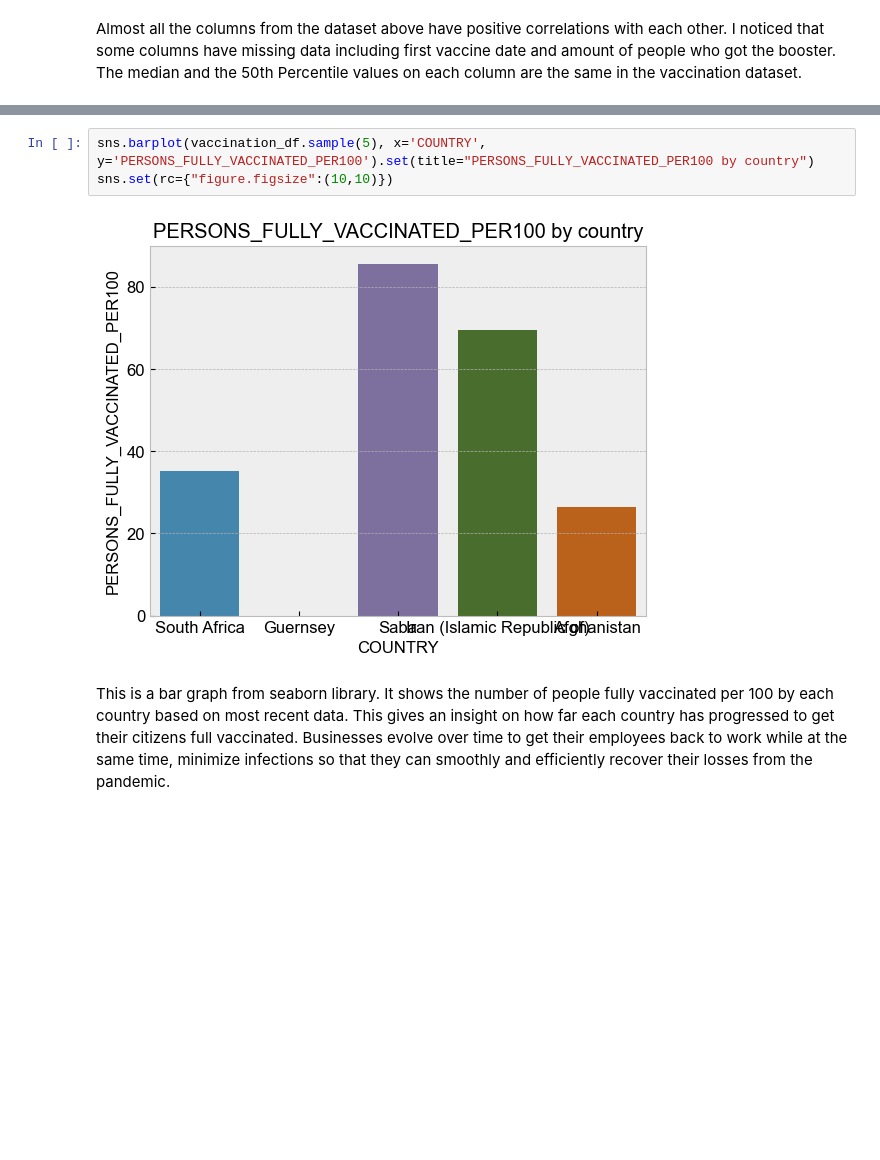
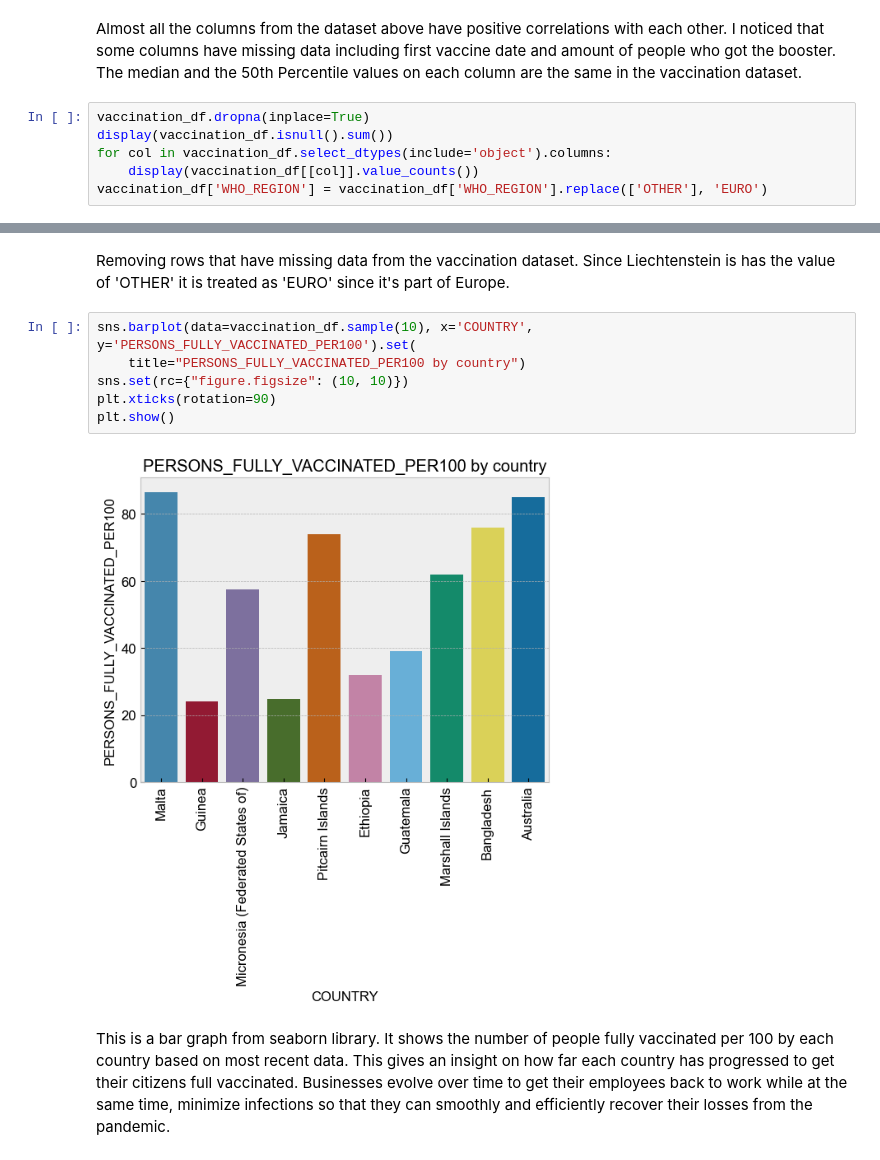
Before and after one commit to IT4063C-Fall22/final-project-zhukv98, a Jupyter notebook: source.ipynb, the cells around one changed output, grey strips where cells are left out. Drawn from its saved outputs; the diff is of its cells as text; blank space fills up the shorter version.

```diff
--- a/source.ipynb
+++ b/source.ipynb
@@ -433,3 +392,9 @@ memory usage: 28.8+ KB
 None
 # %% [markdown]
 Almost all the columns from the dataset above have positive correlations with each other. I noticed that some columns have missing data including first vaccine date and amount of people who got the booster. The median and the 50th Percentile values on each column are the same in the vaccination dataset.
+# %%
+vaccination_df.dropna(inplace=True)
+display(vaccination_df.isnull().sum())
+for col in vaccination_df.select_dtypes(include='object').columns:
+    display(vaccination_df[[col]].value_counts())
+vaccination_df['WHO_REGION'] = vaccination_df['WHO_REGION'].replace(['OTHER'], 'EURO')
@@ -436,8 +499,13 @@ Almost all the columns from the dataset above have positive correlations with ea
+# %% [markdown]
+Removing rows that have missing data from the vaccination dataset. Since Liechtenstein is has the value of 'OTHER' it is treated as 'EURO' since it's part of Europe.
 # %%
-sns.barplot(vaccination_df.sample(5), x='COUNTRY', y='PERSONS_FULLY_VACCINATED_PER100').set(title="PERSONS_FULLY_VACCINATED_PER100 by country")
-sns.set(rc={"figure.figsize":(10,10)})
+sns.barplot(data=vaccination_df.sample(10), x='COUNTRY', y='PERSONS_FULLY_VACCINATED_PER100').set(
+    title="PERSONS_FULLY_VACCINATED_PER100 by country")
+sns.set(rc={"figure.figsize": (10, 10)})
+plt.xticks(rotation=90)
+plt.show()
 # %% [output]
-[figure, old version]
+[figure, new version]
 # %% [markdown]
 This is a bar graph from seaborn library. It shows the number of people fully vaccinated per 100 by each country based on most recent data. This gives an insight on how far each country has progressed to get their citizens full vaccinated. Businesses evolve over time to get their employees back to work while at the same time, minimize infections so that they can smoothly and efficiently recover their losses from the pandemic.
 # %%
```
Also changed, not shown: parts of 25 cells of this notebook, 1 other file.
